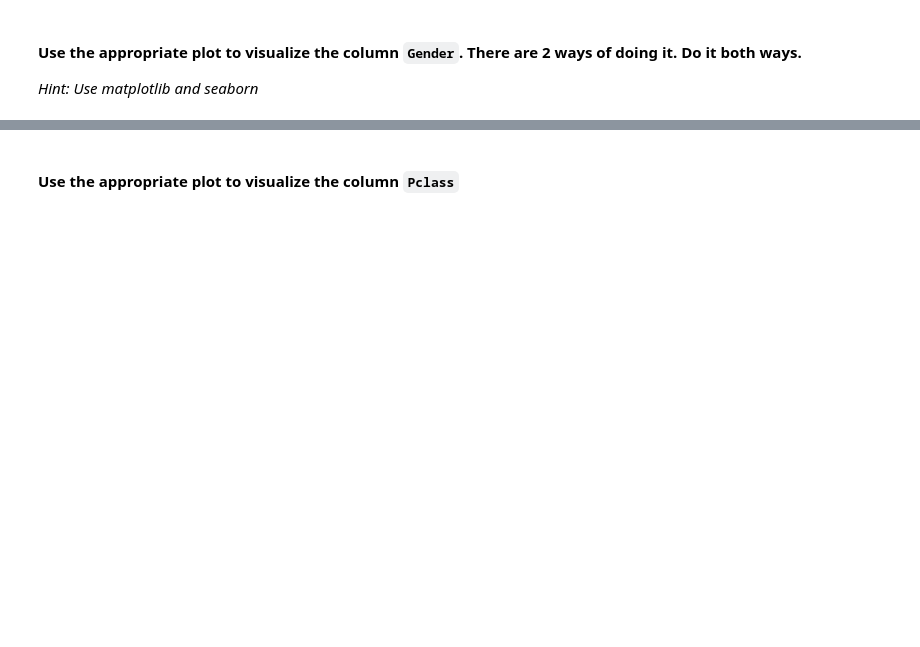
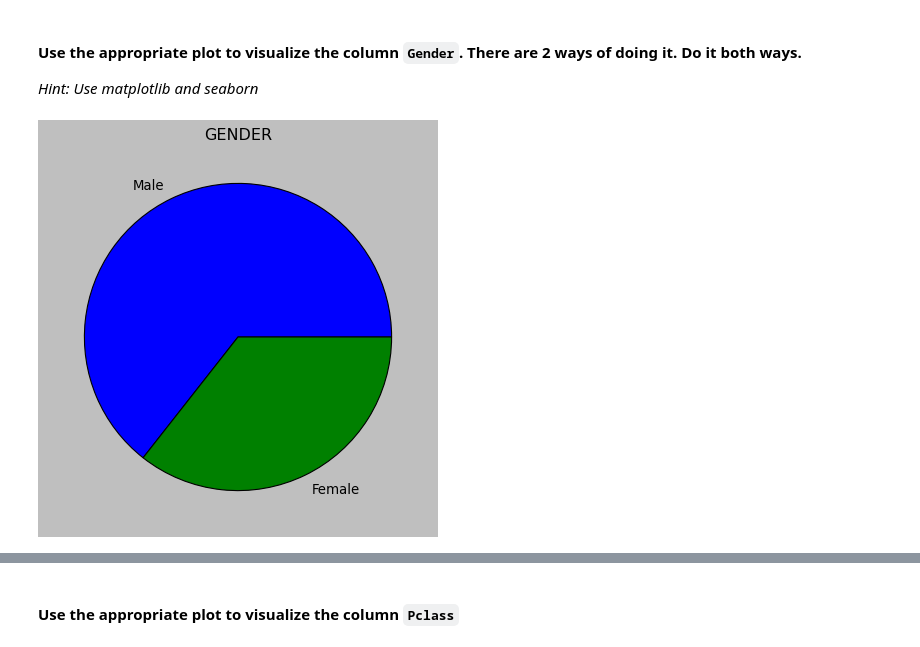
Before and after one commit to Ironhack-Part-Time-Enero2022/lab-visualization-extra, a Jupyter notebook: challenge-2.ipynb, the cells around one changed output, grey strips where cells are left out. Cells and saved outputs as stored; diff of their text form; code cells hidden in the pictures; blank space fills up the shorter version.

```diff
--- a/challenge-2.ipynb
+++ b/challenge-2.ipynb
@@ -131,0 +134,8 @@ plt.plot(x, y);
+# %%
+male_female = titanic['Gender'].value_counts()
+plt.title('GENDER')
+labels_pie = ['Male','Female']
+tabla_activity = plt.pie(male_female,
+                        labels=labels_pie);
+# %% [output]
+[figure, added]
```
Also changed, not shown: parts of 12 cells of this notebook.
